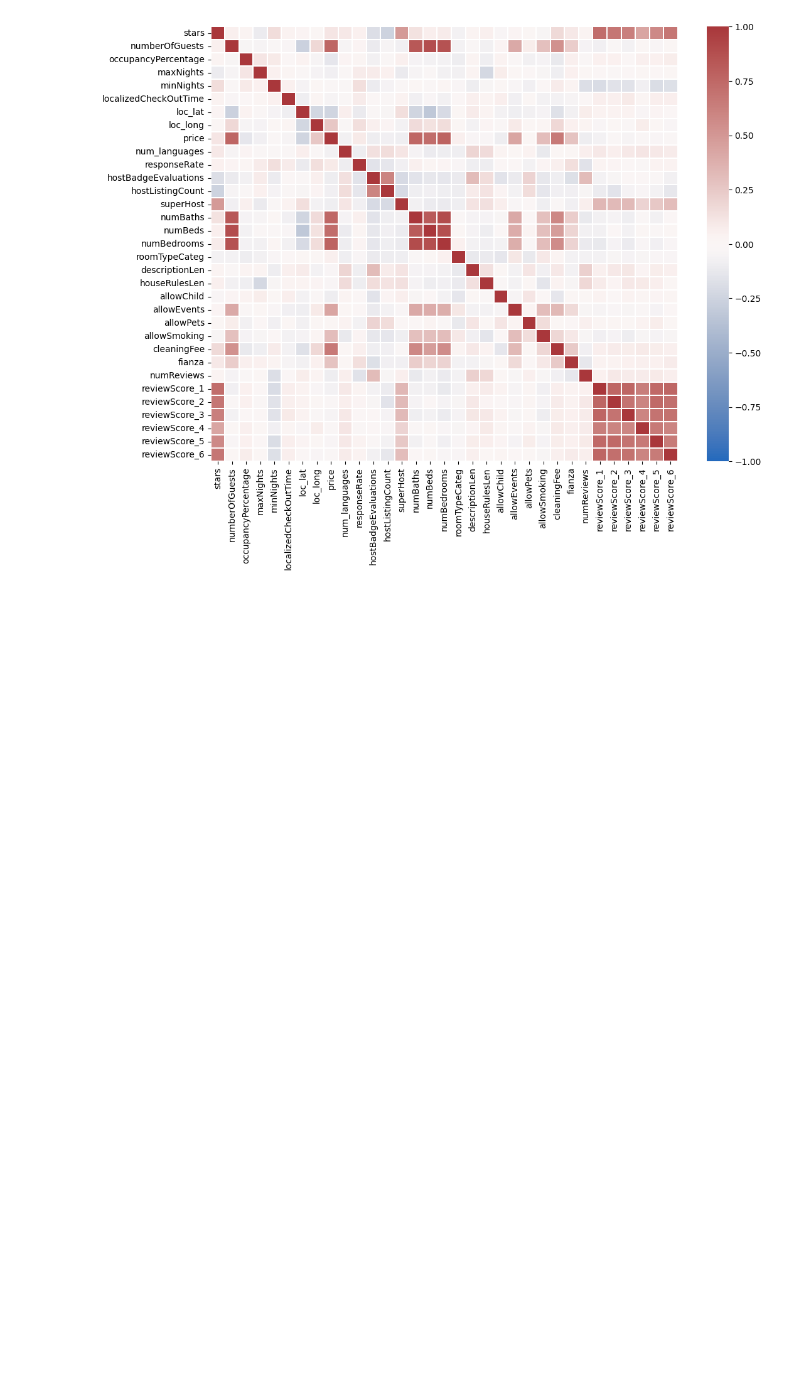
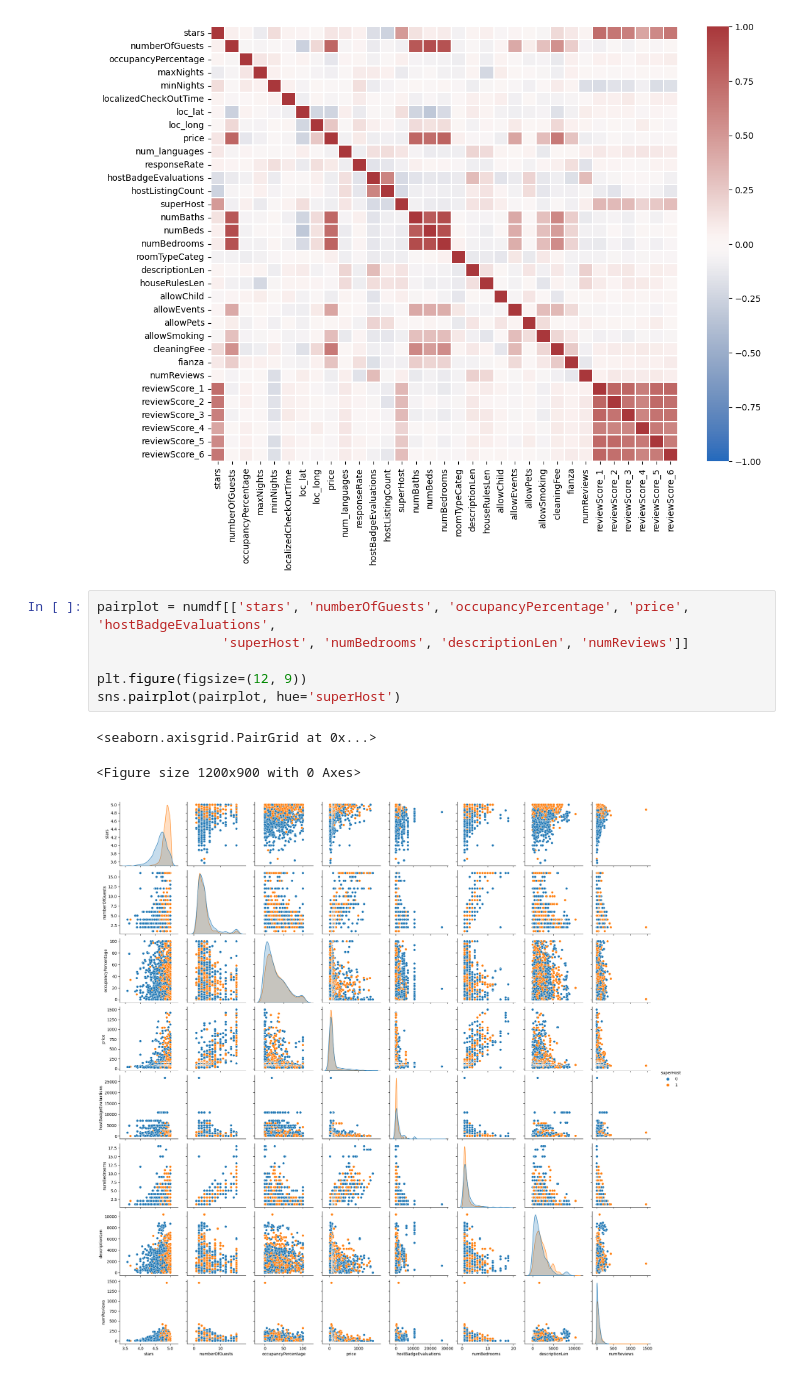
Before and after one commit to manuelarcer/airbnylizer, a Jupyter notebook: explore_largeJSON.ipynb, the cells around one changed output. Drawn from its saved outputs; the diff is of its cells as text; blank space fills up the shorter version.

Commit message:
Pairplot

```diff
--- a/explore_largeJSON.ipynb
+++ b/explore_largeJSON.ipynb
@@ -583,3 +583,13 @@ sns.heatmap( numdf.corr(), cmap='vlag', vmin=-1, vmax=1, linewidths=0.25)
 # %% [output]
 <Axes: >
 [figure]
+# %%
+pairplot = numdf[['stars', 'numberOfGuests', 'occupancyPercentage', 'price', 'hostBadgeEvaluations',
+                'superHost', 'numBedrooms', 'descriptionLen', 'numReviews']]
+
+plt.figure(figsize=(12, 9))
+sns.pairplot(pairplot, hue='superHost')
+# %% [output]
+<seaborn.axisgrid.PairGrid at 0x...>
+<Figure size 1200x900 with 0 Axes>
+[figure, added]
```
